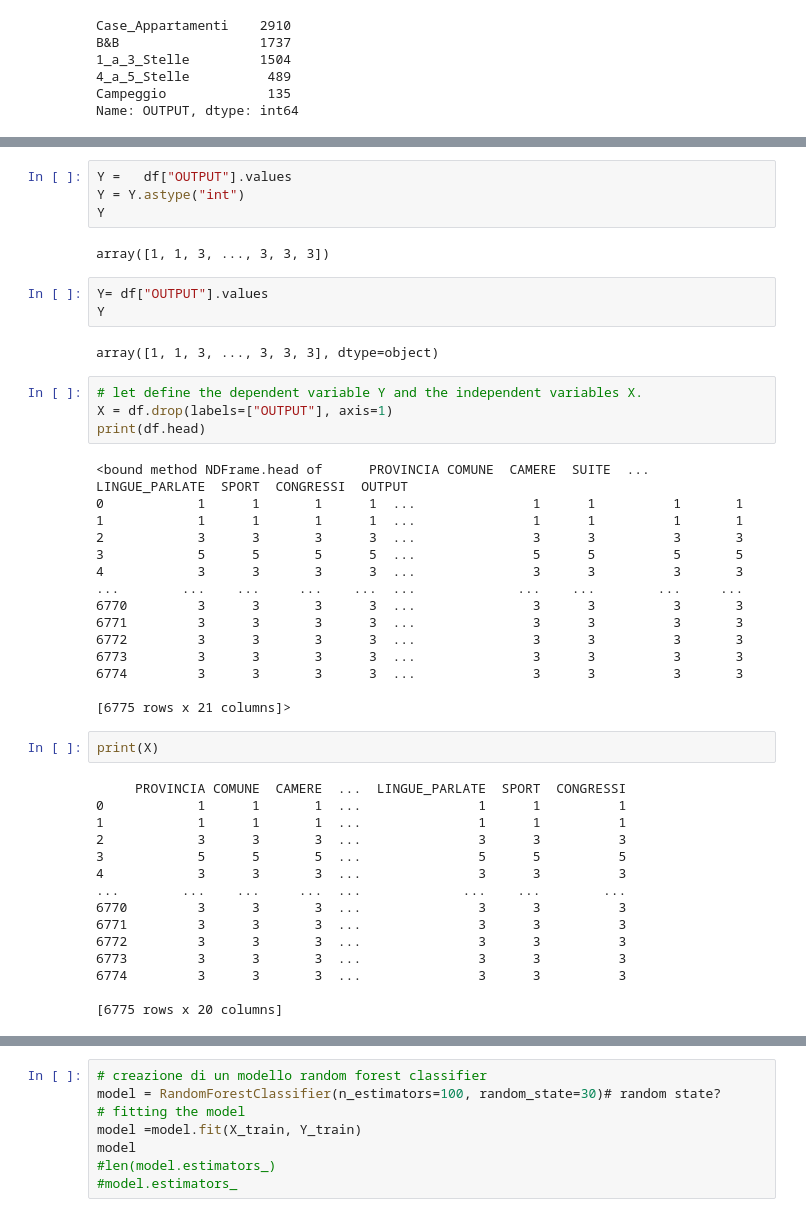
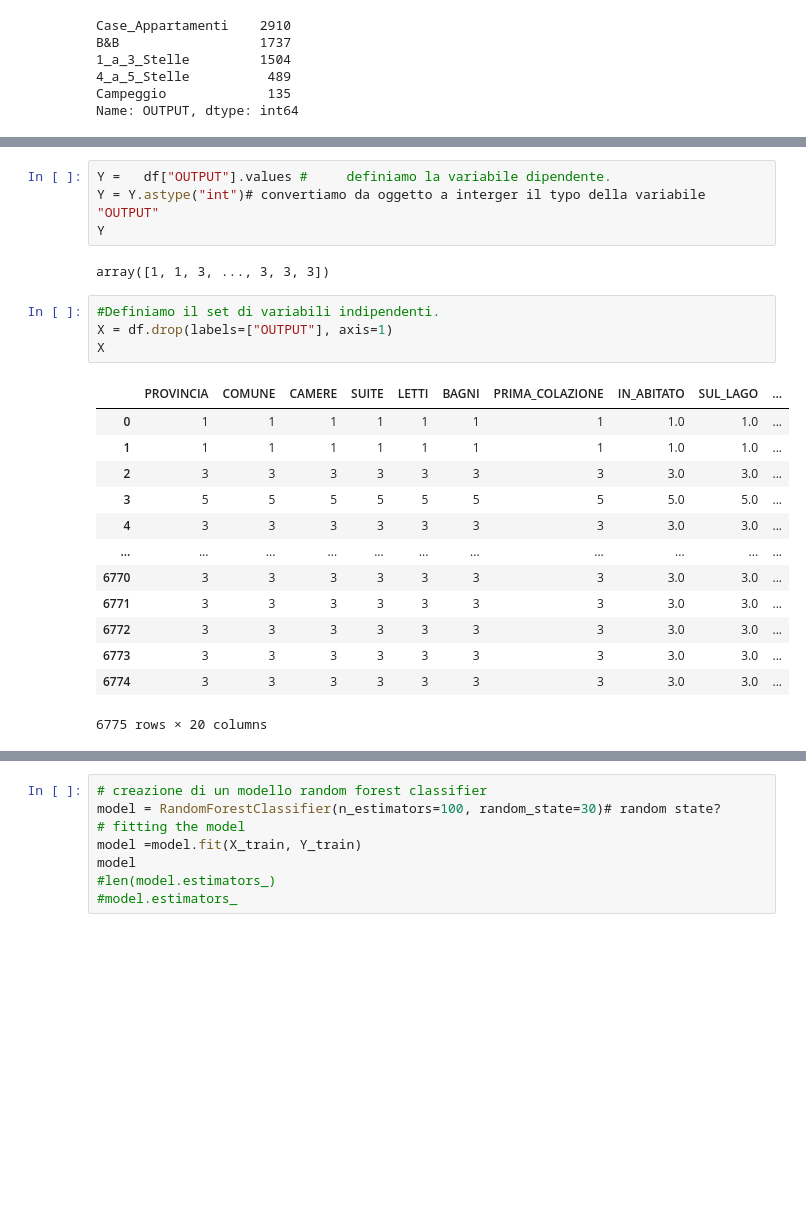
Before and after one commit to foster333/busta, a Jupyter notebook: iscsdatascience_analysis.ipynb, the cells around one changed output, grey strips where cells are left out. Cells and saved outputs as stored; diff of their text form; blank space fills up the shorter version.

```diff
--- a/iscsdatascience_analysis.ipynb
+++ b/iscsdatascience_analysis.ipynb
@@ -349,50 +377,27 @@ df.head(20)
 | 18 | 3 | 3 | 3 | 3 | 3 | 3 | 3 | 3.0 | 3.0 | ... |
 | 19 | 3 | 3 | 3 | 3 | 3 | 3 | 3 | 3.0 | 3.0 | ... |
 # %%
-Y =   df["OUTPUT"].values
-Y = Y.astype("int")
+Y =   df["OUTPUT"].values #     definiamo la variabile dipendente.
+Y = Y.astype("int")# convertiamo da oggetto a interger il typo della variabile "OUTPUT"
 Y
 # %% [output]
 array([1, 1, 3, ..., 3, 3, 3])
-# %%
-Y= df["OUTPUT"].values
-Y
-# %% [output]
-array([1, 1, 3, ..., 3, 3, 3], dtype=object)
-# %%
-# let define the dependent variable Y and the independent variables X.
-X = df.drop(labels=["OUTPUT"], axis=1)
-print(df.head)
-# %% [output]
-<bound method NDFrame.head of      PROVINCIA COMUNE  CAMERE  SUITE  ...  LINGUE_PARLATE  SPORT  CONGRESSI  OUTPUT
-0            1      1       1      1  ...               1      1          1       1
-1            1      1       1      1  ...               1      1          1       1
-2            3      3       3      3  ...               3      3          3       3
-3            5      5       5      5  ...               5      5          5       5
-4            3      3       3      3  ...               3      3          3       3
-...        ...    ...     ...    ...  ...             ...    ...        ...     ...
-6770         3      3       3      3  ...               3      3          3       3
-6771         3      3       3      3  ...               3      3          3       3
-6772         3      3       3      3  ...               3      3          3       3
-6773         3      3       3      3  ...               3      3          3       3
-6774         3      3       3      3  ...               3      3          3       3
-
-[6775 rows x 21 columns]>
-# %%
-print(X)
-# %% [output]
-     PROVINCIA COMUNE  CAMERE  ...  LINGUE_PARLATE  SPORT  CONGRESSI
-0            1      1       1  ...               1      1          1
-1            1      1       1  ...               1      1          1
-2            3      3       3  ...               3      3          3
-3            5      5       5  ...               5      5          5
-4            3      3       3  ...               3      3          3
-...        ...    ...     ...  ...             ...    ...        ...
-6770         3      3       3  ...               3      3          3
-6771         3      3       3  ...               3      3          3
-6772         3      3       3  ...               3      3          3
-6773         3      3       3  ...               3      3          3
-6774         3      3       3  ...               3      3          3
-
-[6775 rows x 20 columns]
+# %%
+#Definiamo il set di variabili indipendenti.
+X = df.drop(labels=["OUTPUT"], axis=1)
+X
+# %% [output]
+|  | PROVINCIA | COMUNE | CAMERE | SUITE | LETTI | BAGNI | PRIMA_COLAZIONE | IN_ABITATO | SUL_LAGO | ... |
+| 0 | 1 | 1 | 1 | 1 | 1 | 1 | 1 | 1.0 | 1.0 | ... |
+| 1 | 1 | 1 | 1 | 1 | 1 | 1 | 1 | 1.0 | 1.0 | ... |
+| 2 | 3 | 3 | 3 | 3 | 3 | 3 | 3 | 3.0 | 3.0 | ... |
+| 3 | 5 | 5 | 5 | 5 | 5 | 5 | 5 | 5.0 | 5.0 | ... |
+| 4 | 3 | 3 | 3 | 3 | 3 | 3 | 3 | 3.0 | 3.0 | ... |
+| ... | ... | ... | ... | ... | ... | ... | ... | ... | ... | ... |
+| 6770 | 3 | 3 | 3 | 3 | 3 | 3 | 3 | 3.0 | 3.0 | ... |
+| 6771 | 3 | 3 | 3 | 3 | 3 | 3 | 3 | 3.0 | 3.0 | ... |
+| 6772 | 3 | 3 | 3 | 3 | 3 | 3 | 3 | 3.0 | 3.0 | ... |
+| 6773 | 3 | 3 | 3 | 3 | 3 | 3 | 3 | 3.0 | 3.0 | ... |
+| 6774 | 3 | 3 | 3 | 3 | 3 | 3 | 3 | 3.0 | 3.0 | ... |
+6775 rows × 20 columns
 # %%
```
Also changed, not shown: parts of 35 cells of this notebook.
